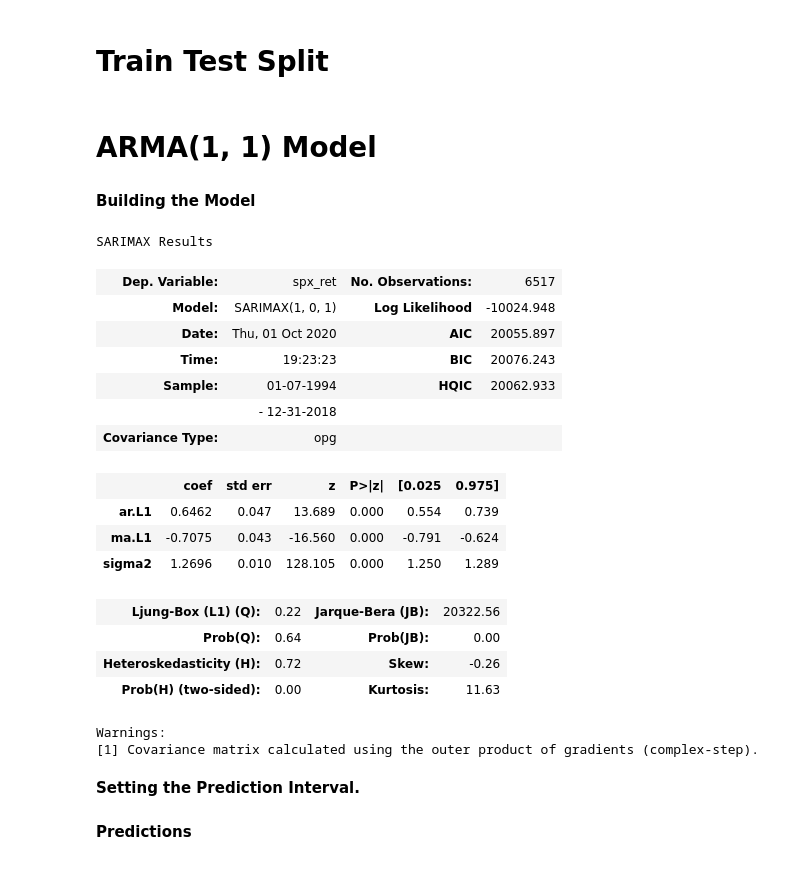
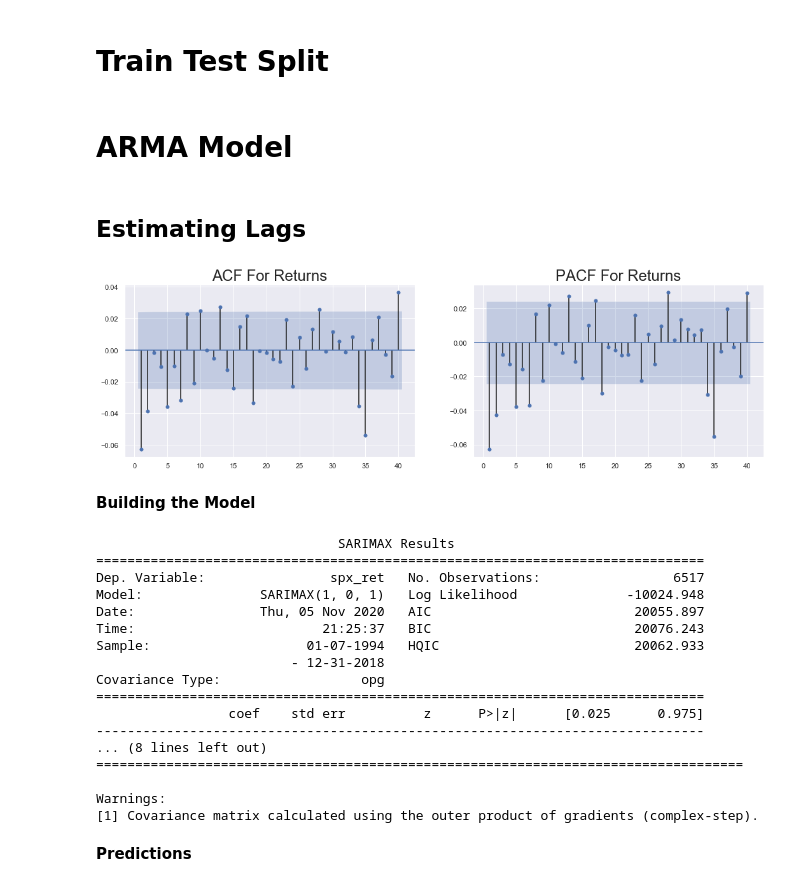
Before and after one commit to yashveersinghsohi/Statistical_Modeling_for_Time_Series_Forecasting, a Jupyter notebook: Returns Models/ARMA-GARCH For SPX Returns.ipynb, the cells around one changed output. Cells and saved outputs as stored; diff of their text form; code cells hidden in the pictures.

```diff
--- a/Returns Models/ARMA-GARCH For SPX Returns.ipynb
+++ b/Returns Models/ARMA-GARCH For SPX Returns.ipynb
@@ -37,31 +37,44 @@ data = data_backup[["spx_ret", "spx_vol"]]
 train_df = data.loc[:"2018-12-31"]
 test_df = data.loc["2019-01-01":]
 # %% [markdown]
-# ARMA(1, 1) Model
+# ARMA Model
+# %% [markdown]
+## Estimating Lags
+# %%
+plt.rcParams["figure.figsize"] = 18, 5
+
+fig, axes = plt.subplots(1, 2)
+
+sgt.plot_acf(train_df.spx_ret[1:], zero = False, lags = 40, ax = axes[0])
+sgt.plot_pacf(train_df.spx_ret[1:], zero = False, lags = 40, ax = axes[1])
+
+axes[0].set_title("ACF For Returns", size = 24)
+axes[1].set_title("PACF For Returns", size = 24)
+
+plt.show()
+# %% [output]
+[figure, added]
 # %% [markdown]
 **Building the Model**
 # %%
-arma_model = SARIMAX(train_df["spx_ret"][1:], order = (1, 0, 1))
-arma_model_results = arma_model.fit()
-arma_model_results.summary()
+model = SARIMAX(train_df["spx_ret"][1:], order = (1, 0, 1))
+model_results = model.fit()
+print(model_results.summary())
 # %% [output]
-SARIMAX Results
+                               SARIMAX Results
+==============================================================================
+Dep. Variable:                spx_ret   No. Observations:                 6517
+Model:               SARIMAX(1, 0, 1)   Log Likelihood              -10024.948
+Date:                Thu, 05 Nov 2020   AIC                          20055.897
+Time:                        21:25:37   BIC                          20076.243
+Sample:                    01-07-1994   HQIC                         20062.933
+                         - 12-31-2018
+Covariance Type:                  opg
+==============================================================================
+                 coef    std err          z      P>|z|      [0.025      0.975]
+------------------------------------------------------------------------------
+... (8 lines left out)
+===================================================================================
+
+Warnings:
+[1] Covariance matrix calculated using the outer product of gradients (complex-step).
-| Dep. Variable: | spx_ret | No. Observations: | 6517 |
-| Model: | SARIMAX(1, 0, 1) | Log Likelihood | -10024.948 |
-| Date: | Thu, 01 Oct 2020 | AIC | 20055.897 |
-| Time: | 19:23:23 | BIC | 20076.243 |
-| Sample: | 01-07-1994 | HQIC | 20062.933 |
-|  | - 12-31-2018 |  |  |
-| Covariance Type: | opg |  |  |
-|  | coef | std err | z | P>|z| | [0.025 | 0.975] |
-| ar.L1 | 0.6462 | 0.047 | 13.689 | 0.000 | 0.554 | 0.739 |
-| ma.L1 | -0.7075 | 0.043 | -16.560 | 0.000 | -0.791 | -0.624 |
-| sigma2 | 1.2696 | 0.010 | 128.105 | 0.000 | 1.250 | 1.289 |
-| Ljung-Box (L1) (Q): | 0.22 | Jarque-Bera (JB): | 20322.56 |
-| Prob(Q): | 0.64 | Prob(JB): | 0.00 |
-| Heteroskedasticity (H): | 0.72 | Skew: | -0.26 |
-| Prob(H) (two-sided): | 0.00 | Kurtosis: | 11.63 |
-Warnings:
-[1] Covariance matrix calculated using the outer product of gradients (complex-step).
-# %% [markdown]
-**Setting the Prediction Interval.**
```
Also changed, not shown: parts of 22 cells of this notebook, 2 other files.
